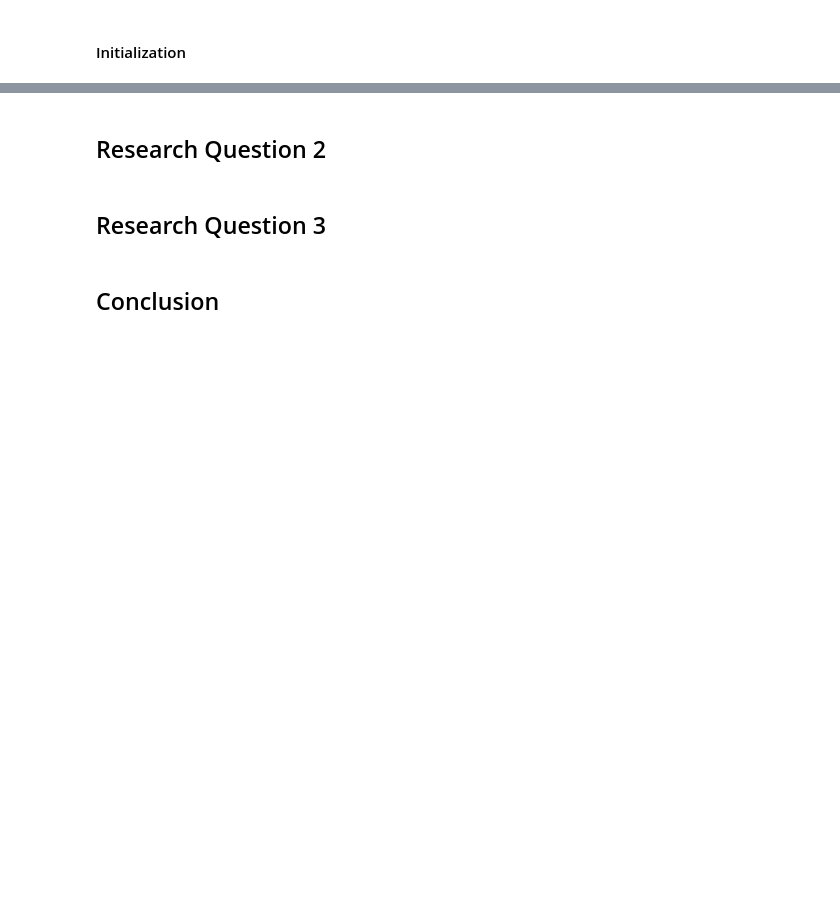
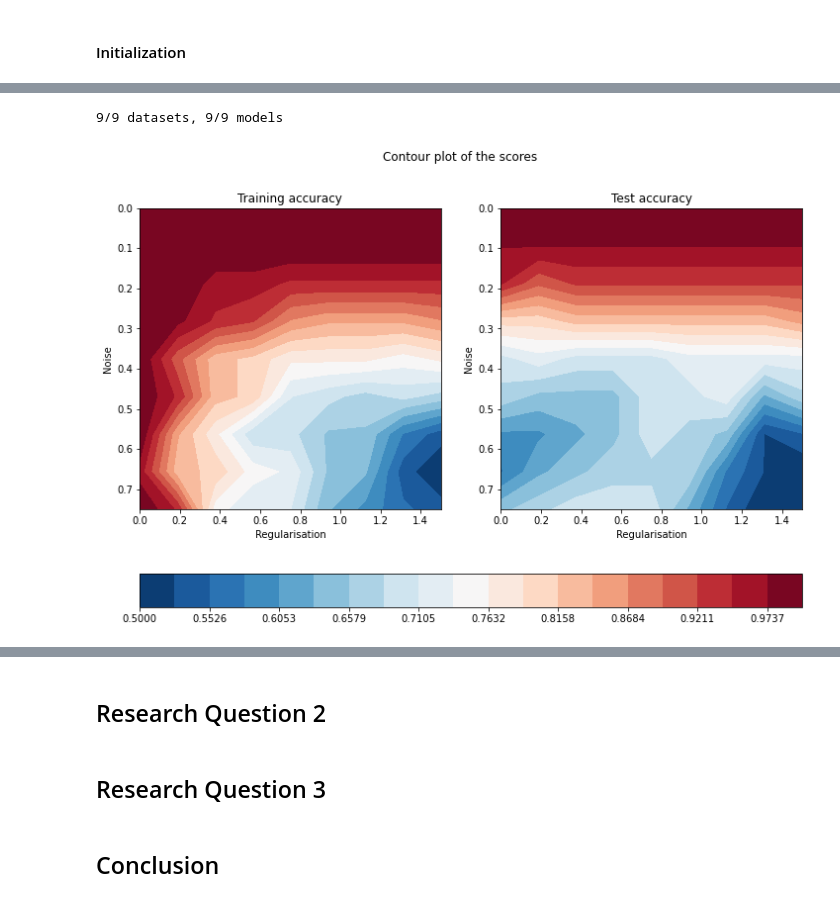
Before and after one commit to WardGauderis/SFML, a Jupyter notebook: main.ipynb, the cells around one changed output, grey strips where cells are left out. Saved outputs shown, nothing was run; the diff lists cells and outputs as text; code cells hidden in the pictures; blank space fills up the shorter version.

```diff
--- a/main.ipynb
+++ b/main.ipynb
@@ -149,0 +302,8 @@ plt.show()
+# %%
+# Repeat the experiment for a circular dataset with only data noise
+datasets, noises = make_datasets(False, True, False, min_noise, max_noise, dataset_size, N)
+train_scores, test_scores = train_and_plot(datasets, noises, models, alphas, plots, samples, plot=False)
+score_contour_plot(noises, alphas, train_scores, test_scores)
+# %% [output]
+9/9 datasets, 9/9 models
+[figure, added]
```
Also changed, not shown: parts of 30 cells of this notebook.
